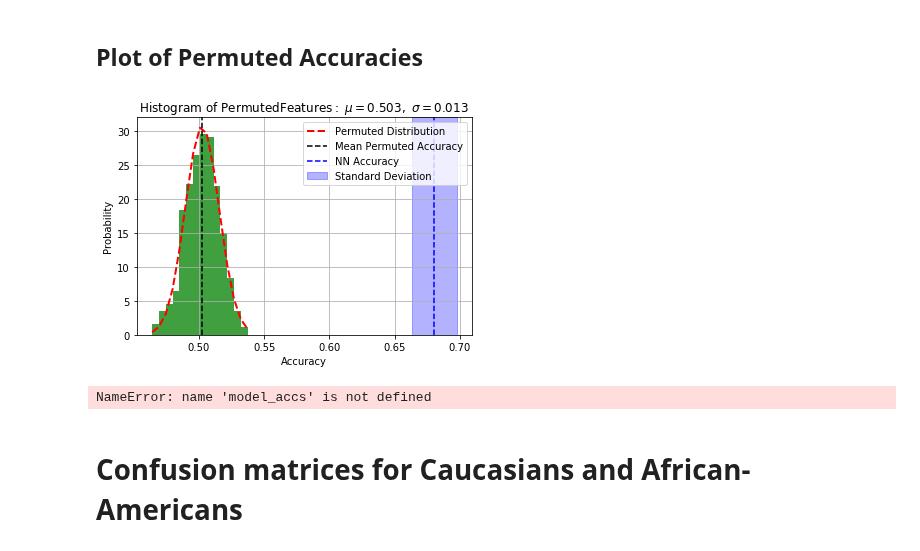
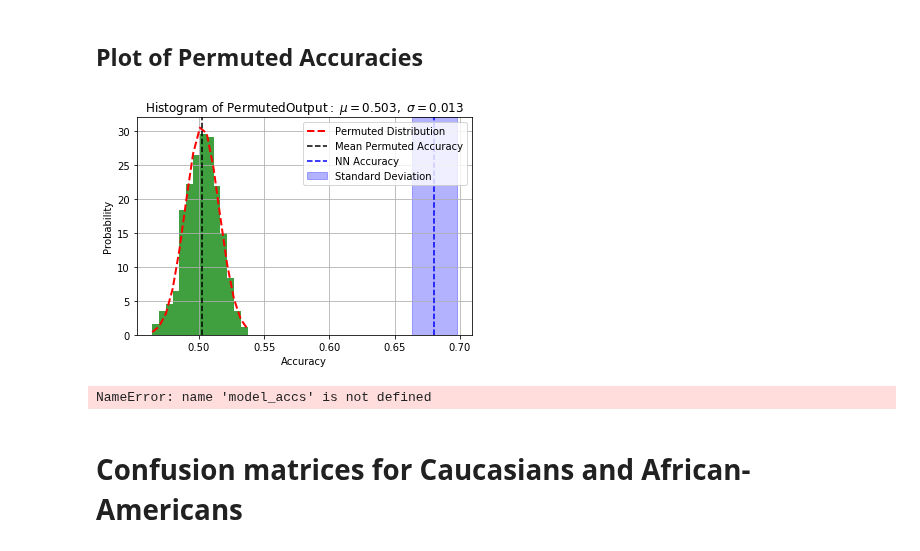
Before and after one commit to oskarwiese/fagprojekt, a Jupyter notebook: src/Classifier_notebook.ipynb, the cells around one changed output. Cells and saved outputs as stored; diff of their text form; code cells hidden in the pictures.

```diff
--- a/src/Classifier_notebook.ipynb
+++ b/src/Classifier_notebook.ipynb
@@ -983,25 +983,26 @@ epoch: 301 loss: 0.69302052
 # %%
 fig, ax = plt.subplots(1)
 (mu, sigma) = norm.fit(perm_accs)
 n, bins, patches = ax.hist(perm_accs,14, facecolor='green', alpha=0.75,density=True)
 y = norm.pdf(bins, mu, sigma)
 ax.plot(bins, y, 'r--', linewidth=2, label = "Permuted Distribution")
 ax.axvline(x=mu, color='k', linestyle='--', label = "Mean Permuted Accuracy")
 ax.axvline(x=neural_acc, color='b', linestyle='--', label = "NN Accuracy")
 s1 = neural_acc + 0.017
 s2 = neural_acc - 0.017
 #s1 = neural_acc + np.std(model_accs)
 #s2 = neural_acc - np.std(model_accs)
 ax.axvspan(s1, s2, alpha=0.3, color='blue', label = "Standard Deviation")
 ax.set_xlabel('Accuracy')
 ax.set_ylabel('Probability')
-ax.set_title(r'$\mathrm{Histogram\ of\ Permuted Features:}\ \mu=%.3f,\ \sigma=%.3f$' %(mu, sigma))
+
+    r'$\mathrm{Histogram\ of\ Permuted Output:}\ \mu=%.3f,\ \sigma=%.3f$' %(mu, sigma))
 ax.legend(loc = "upper right")
 ax.grid(True)
 plt.show()
 print(f" The FFNN accuracy standard deviation is {np.std(model_accs)}")
 # %% [output]
-[figure, old version]
+[figure, new version]
 NameError: name 'model_accs' is not defined
 # %% [markdown]
 # Confusion matrices for Caucasians and African-Americans
```
Also changed, not shown: 1 other file.
